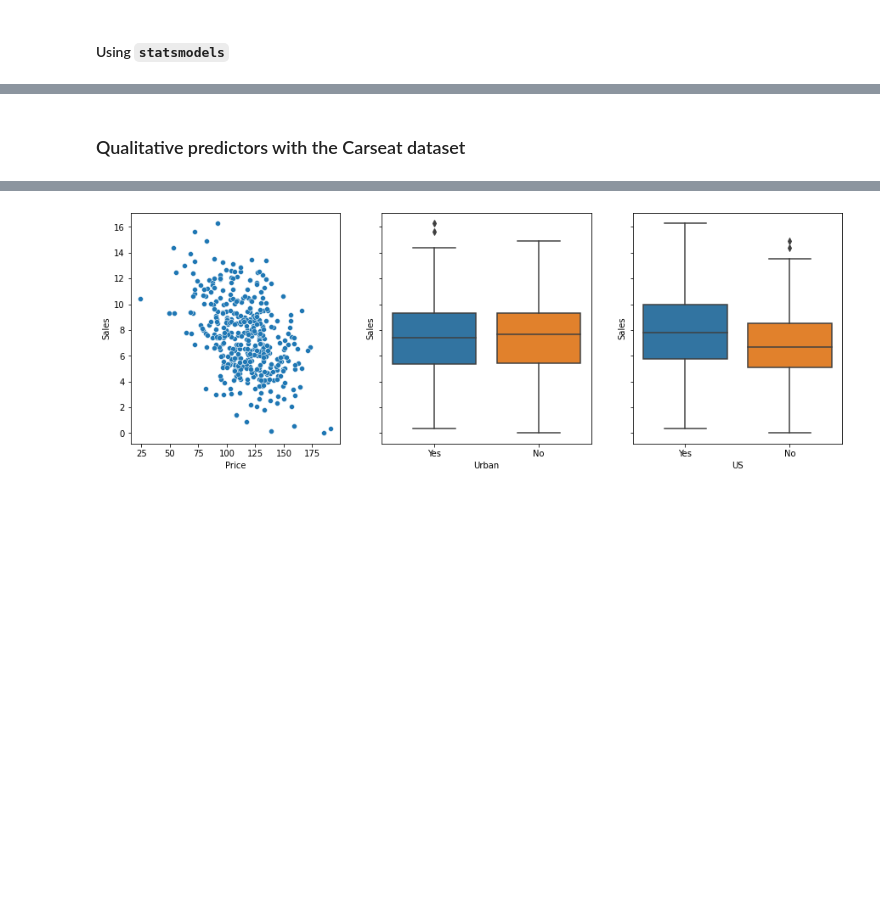
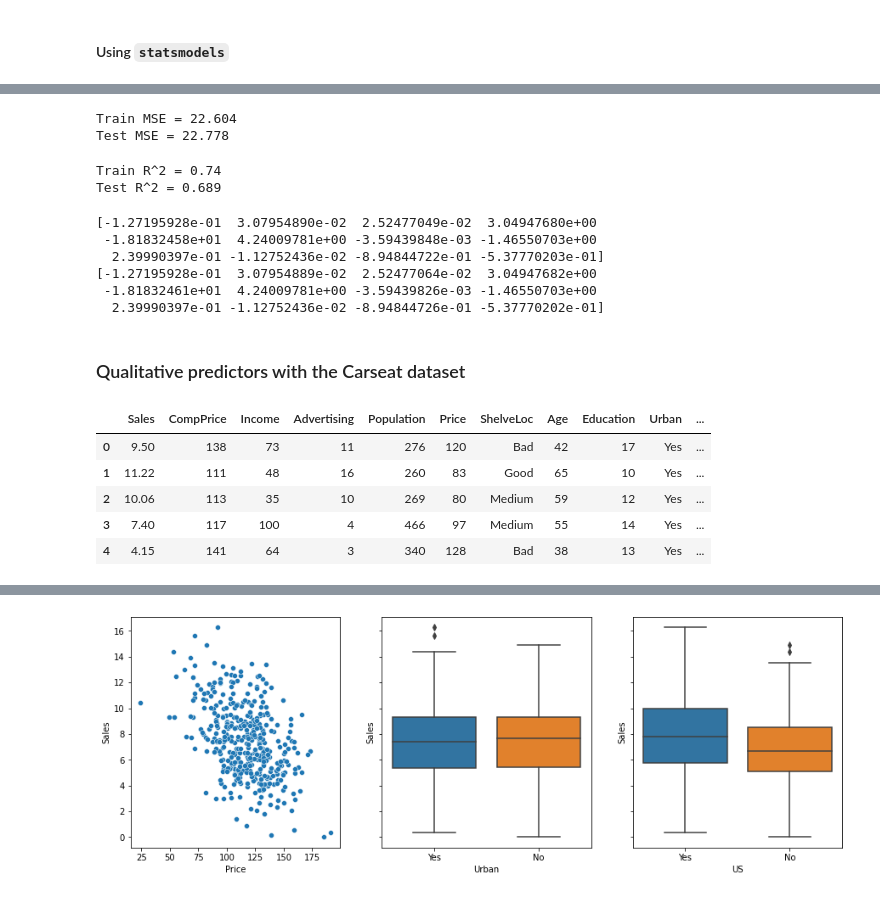
Before and after one commit to LukeMoraglia/ML_algorithms, a Jupyter notebook: LinearRegression.ipynb, the cells around one changed output, grey strips where cells are left out. Saved outputs shown, nothing was run; the diff lists cells and outputs as text; code cells hidden in the pictures; blank space fills up the shorter version.

```diff
--- a/LinearRegression.ipynb
+++ b/LinearRegression.ipynb
@@ -118,4 +213,39 @@ strong multicollinearity or other numerical problems.
+# %%
+mse_train = mean_squared_error(y_train, y_pred_train)
+mse_test = mean_squared_error(y_test, y_pred_test)
+print(f"Train MSE = {round(mse_train, 3)}")
+print(f"Test MSE = {round(mse_test, 3)}")
+# %% [output]
+Train MSE = 22.604
+Test MSE = 22.778
+# %%
+r2_train = r2_score(y_train, y_pred_train)
+r2_test = r2_score(y_test, y_pred_test)
+print(f"Train R^2 = {round(r2_train, 3)}")
+print(f"Test R^2 = {round(r2_test, 3)}")
+# %% [output]
+Train R^2 = 0.74
+Test R^2 = 0.689
+# %%
+print(lasso.coef_)
+print(lin_reg.coef_)
+# %% [output]
+[-1.27195928e-01  3.07954890e-02  2.52477049e-02  3.04947680e+00
+ -1.81832458e+01  4.24009781e+00 -3.59439848e-03 -1.46550703e+00
+  2.39990397e-01 -1.12752436e-02 -8.94844722e-01 -5.37770203e-01]
+[-1.27195928e-01  3.07954889e-02  2.52477064e-02  3.04947682e+00
+ -1.81832461e+01  4.24009781e+00 -3.59439826e-03 -1.46550703e+00
+  2.39990397e-01 -1.12752436e-02 -8.94844726e-01 -5.37770202e-01]
 # %% [markdown]
 ### Qualitative predictors with the Carseat dataset
 # %%
 data_df = pd.read_csv("https://raw.githubusercontent.com/LukeMoraglia/ISLR_datasets/master/data/Carseats.csv")
+# %%
+data_df.head()
+# %% [output]
+|  | Sales | CompPrice | Income | Advertising | Population | Price | ShelveLoc | Age | Education | Urban | ... |
+| 0 | 9.50 | 138 | 73 | 11 | 276 | 120 | Bad | 42 | 17 | Yes | ... |
+| 1 | 11.22 | 111 | 48 | 16 | 260 | 83 | Good | 65 | 10 | Yes | ... |
+| 2 | 10.06 | 113 | 35 | 10 | 269 | 80 | Medium | 59 | 12 | Yes | ... |
+| 3 | 7.40 | 117 | 100 | 4 | 466 | 97 | Medium | 55 | 14 | Yes | ... |
+| 4 | 4.15 | 141 | 64 | 3 | 340 | 128 | Bad | 38 | 13 | Yes | ... |
```
Also changed, not shown: parts of 33 cells of this notebook, 2 other files.
